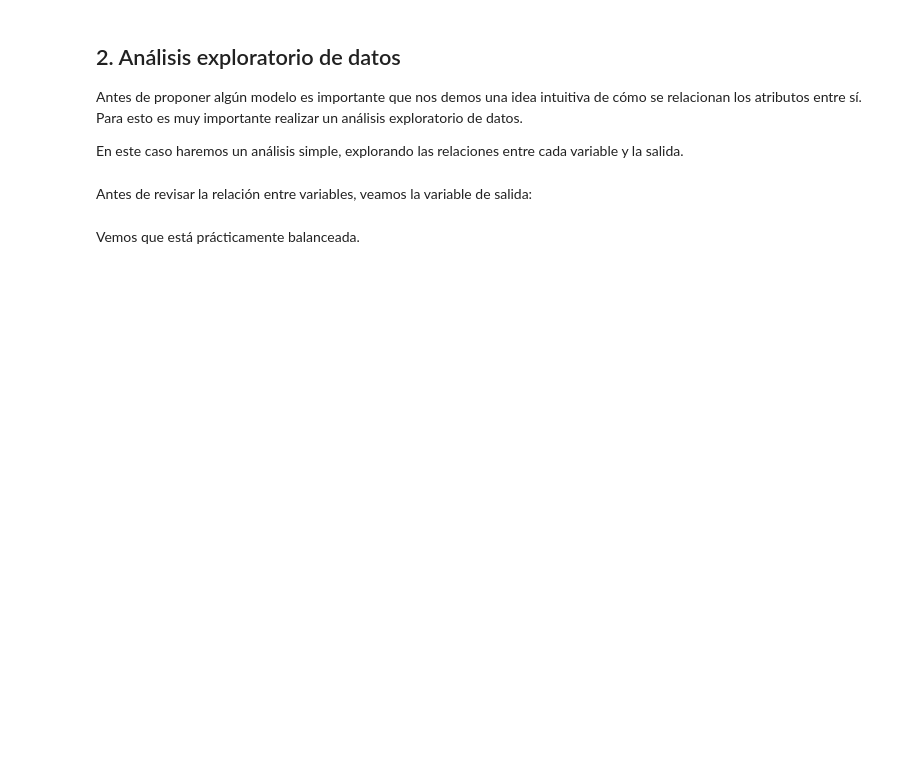
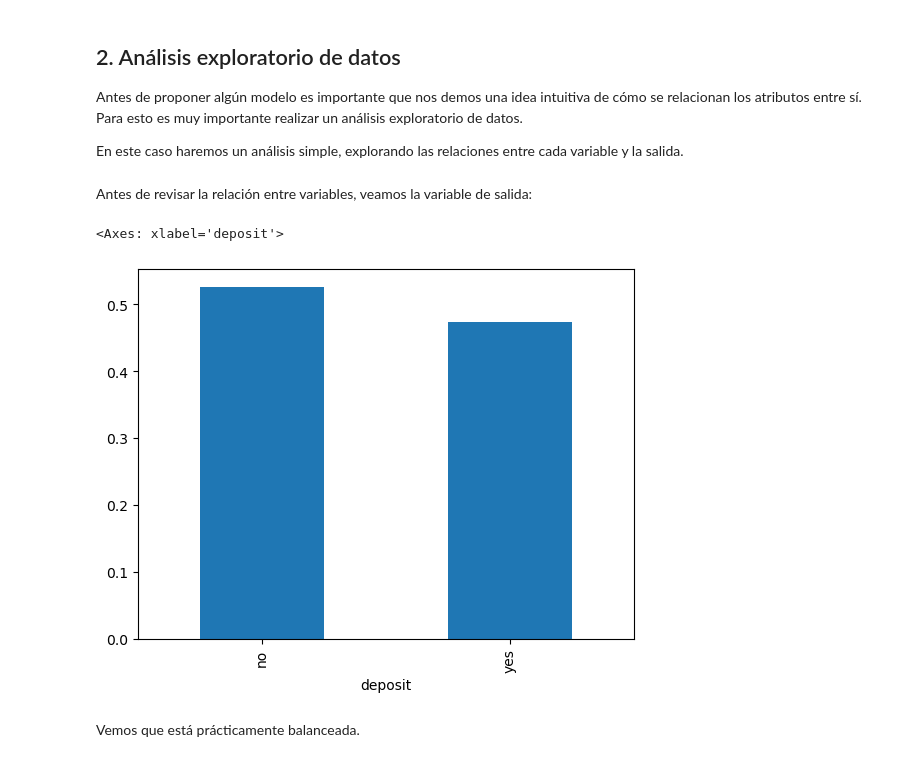
Before and after one commit to esjimenezro/meb2025, a Jupyter notebook: modulo3/tema9/1-modelos-regresion-logistica.ipynb, the cells around one changed output. Saved outputs shown, nothing was run; the diff lists cells and outputs as text; code cells hidden in the pictures; blank space fills up the shorter version.

```diff
--- a/modulo3/tema9/1-modelos-regresion-logistica.ipynb
+++ b/modulo3/tema9/1-modelos-regresion-logistica.ipynb
@@ -56,4 +57,5 @@ Veamos los datos.
 # %%
 # Leer el archivo de datos (bank.csv)
+bank_data = pd.read_csv("data/bank.csv")
 # %%
 # Cabecera del archivo
@@ -75,6 +104,10 @@ En este caso haremos un análisis simple, explorando las relaciones entre cada v
 Antes de revisar la relación entre variables, veamos la variable de salida:
 # %%
 # Histograma de depósitos
+bank_data['deposit'].value_counts(normalize=True).plot(kind='bar')
+# %% [output]
+<Axes: xlabel='deposit'>
+[figure, added]
 # %% [markdown]
 Vemos que está prácticamente balanceada.
 # %% [markdown]
```
Also changed, not shown: parts of 40 cells of this notebook, 2 other files.
